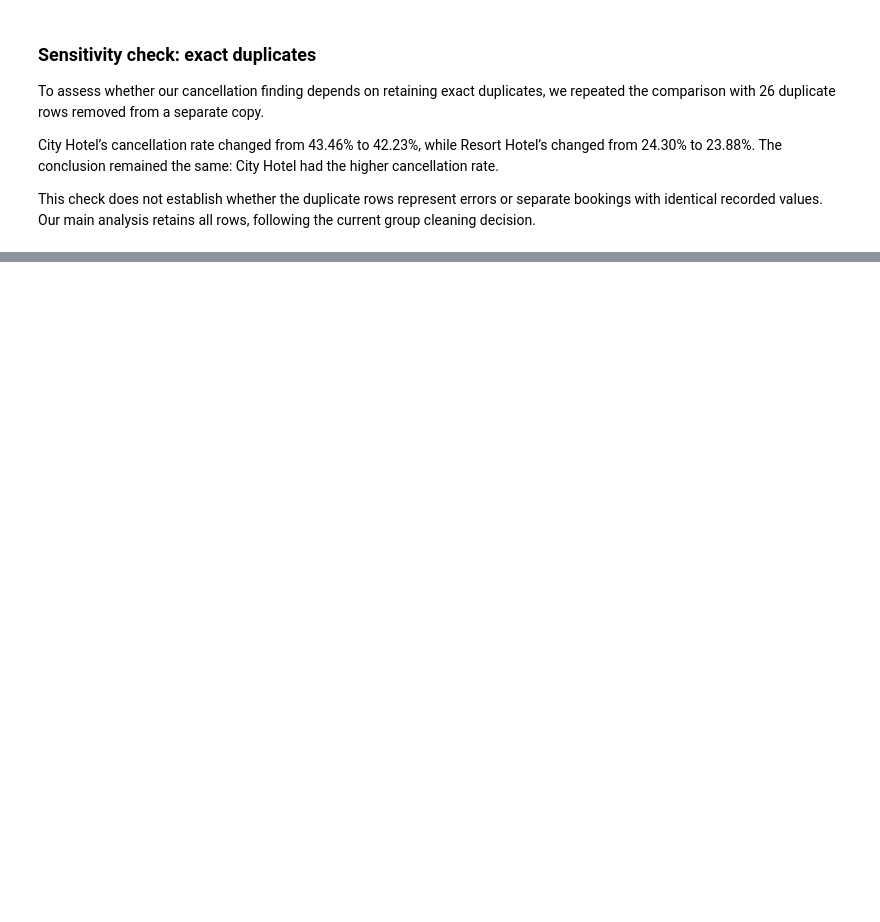
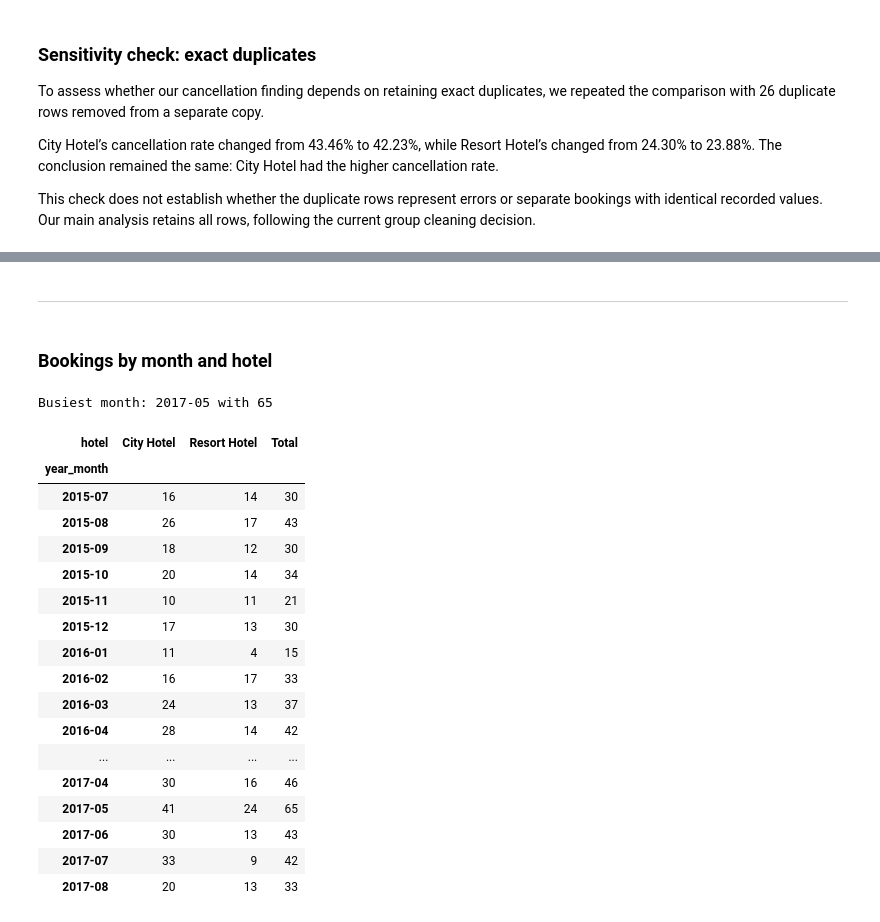
Before and after one commit to subhanjanshah/Data-Processing-w-Python-2026, a Jupyter notebook: hoteldate.ipynb, the cells around one changed output, grey strips where cells are left out. Drawn from its saved outputs; the diff is of its cells as text; code cells hidden in the pictures; blank space fills up the shorter version.

```diff
--- a/hoteldate.ipynb
+++ b/hoteldate.ipynb
@@ -398,0 +692,32 @@ This check does not establish whether the duplicate rows represent errors or sep
+# %% [markdown]
+---------------------------------------------------------------------------------------------------------
+# %% [markdown]
+### Bookings by month and hotel
+# %%
+bookings_d["year_month"] = bookings_d["arrival_date"].dt.to_period("M")
+
+monthly = bookings_d.groupby(["year_month", "hotel"]).size().unstack(fill_value=0)
+monthly["Total"] = monthly.sum(axis=1)
+
+print("Busiest month:", monthly["Total"].idxmax(), "with", monthly["Total"].max())
+monthly
+# %% [output]
+Busiest month: 2017-05 with 65
+| hotel | City Hotel | Resort Hotel | Total |
+| year_month |  |  |  |
+| 2015-07 | 16 | 14 | 30 |
+| 2015-08 | 26 | 17 | 43 |
+| 2015-09 | 18 | 12 | 30 |
+| 2015-10 | 20 | 14 | 34 |
+| 2015-11 | 10 | 11 | 21 |
+| 2015-12 | 17 | 13 | 30 |
+| 2016-01 | 11 | 4 | 15 |
+| 2016-02 | 16 | 17 | 33 |
+| 2016-03 | 24 | 13 | 37 |
+| 2016-04 | 28 | 14 | 42 |
+| ... | ... | ... | ... |
+| 2017-04 | 30 | 16 | 46 |
+| 2017-05 | 41 | 24 | 65 |
+| 2017-06 | 30 | 13 | 43 |
+| 2017-07 | 33 | 9 | 42 |
+| 2017-08 | 20 | 13 | 33 |
```
Also changed, not shown: parts of 50 cells of this notebook.
